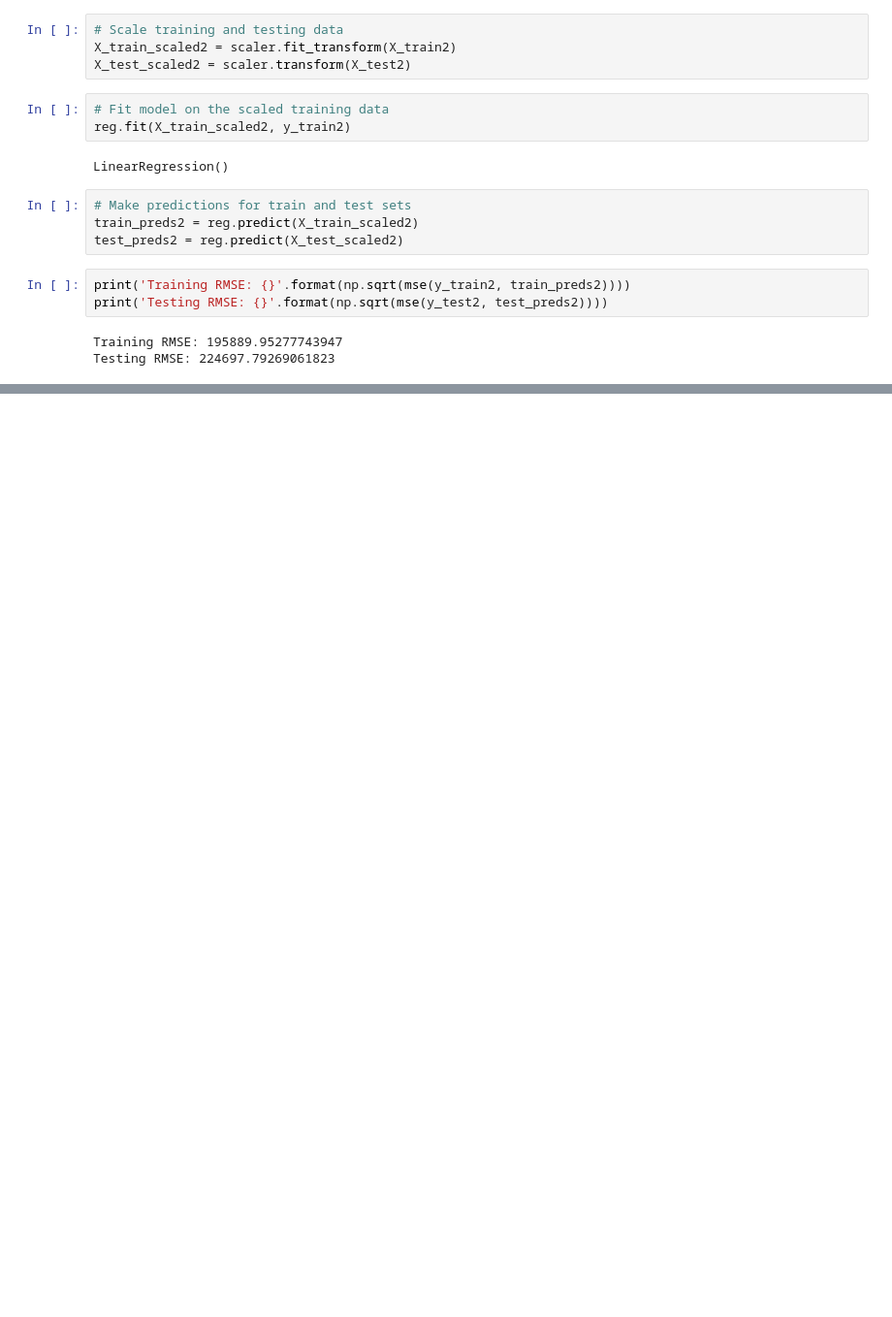
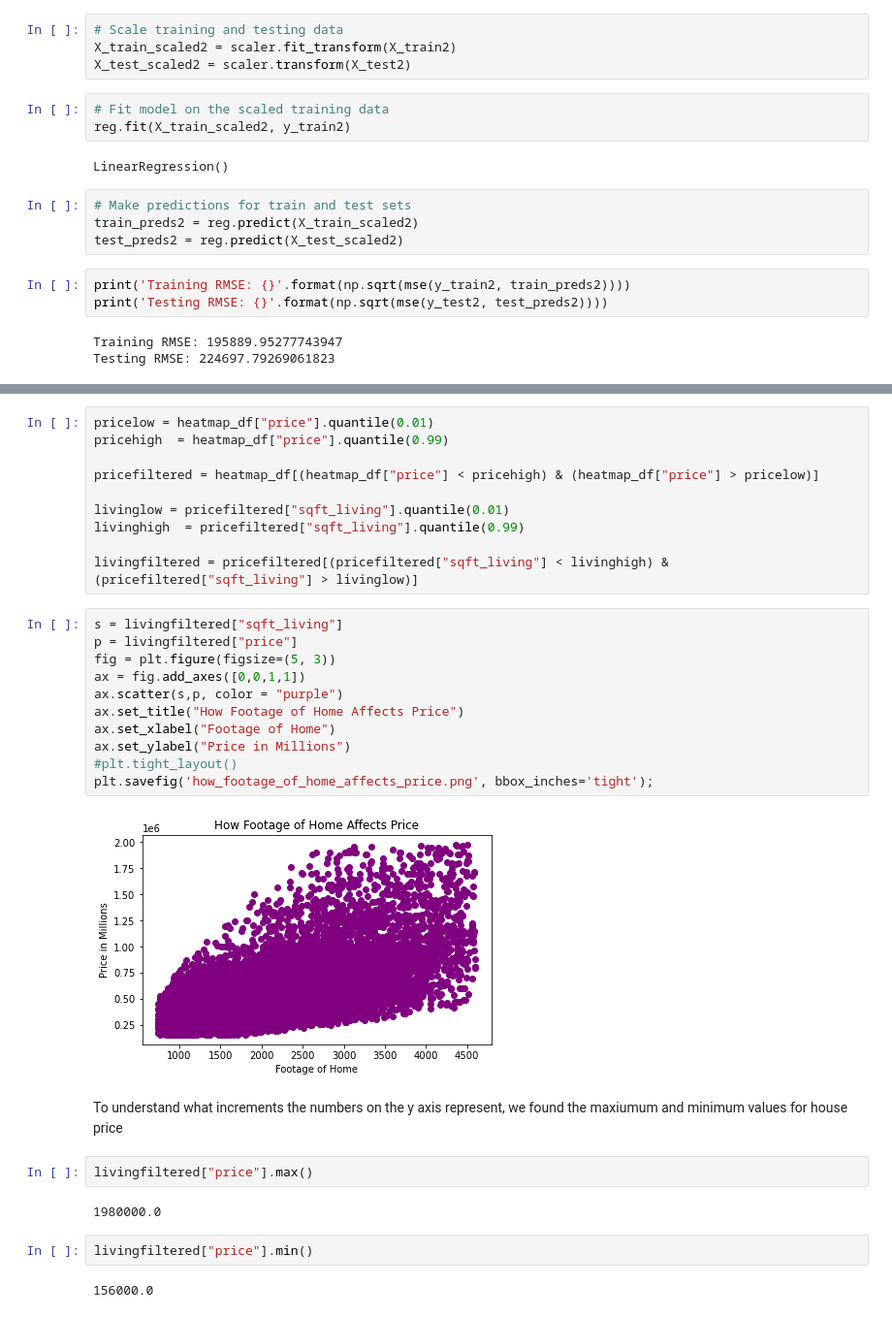
Before and after one commit to learn-co-students/bsc-phase-two-project, a Jupyter notebook: notebooks/exploratory/colette/colette_first_project2_notebook.ipynb, the cells around one changed output, grey strips where cells are left out. Shown at 97% size. Cells and saved outputs as stored; diff of their text form; blank space fills up the shorter version.

```diff
--- a/notebooks/exploratory/colette/colette_first_project2_notebook.ipynb
+++ b/notebooks/exploratory/colette/colette_first_project2_notebook.ipynb
@@ -496,0 +386,33 @@ NameError: name 'stats' is not defined
+# %%
+pricelow = heatmap_df["price"].quantile(0.01)
+pricehigh  = heatmap_df["price"].quantile(0.99)
+
+pricefiltered = heatmap_df[(heatmap_df["price"] < pricehigh) & (heatmap_df["price"] > pricelow)]
+
+livinglow = pricefiltered["sqft_living"].quantile(0.01)
+livinghigh  = pricefiltered["sqft_living"].quantile(0.99)
+
+livingfiltered = pricefiltered[(pricefiltered["sqft_living"] < livinghigh) & (pricefiltered["sqft_living"] > livinglow)]
+# %%
+s = livingfiltered["sqft_living"]
+p = livingfiltered["price"]
+fig = plt.figure(figsize=(5, 3))
+ax = fig.add_axes([0,0,1,1])
+ax.scatter(s,p, color = "purple")
+ax.set_title("How Footage of Home Affects Price")
+ax.set_xlabel("Footage of Home")
+ax.set_ylabel("Price in Millions")
+#plt.tight_layout()
+plt.savefig('how_footage_of_home_affects_price.png', bbox_inches='tight');
+# %% [output]
+[figure, added]
+# %% [markdown]
+To understand what increments the numbers on the y axis represent, we found the maxiumum and minimum values for house price
+# %%
+livingfiltered["price"].max()
+# %% [output]
+1980000.0
+# %%
+livingfiltered["price"].min()
+# %% [output]
+156000.0
```
Also changed, not shown: parts of 38 cells of this notebook, 3 other files.
